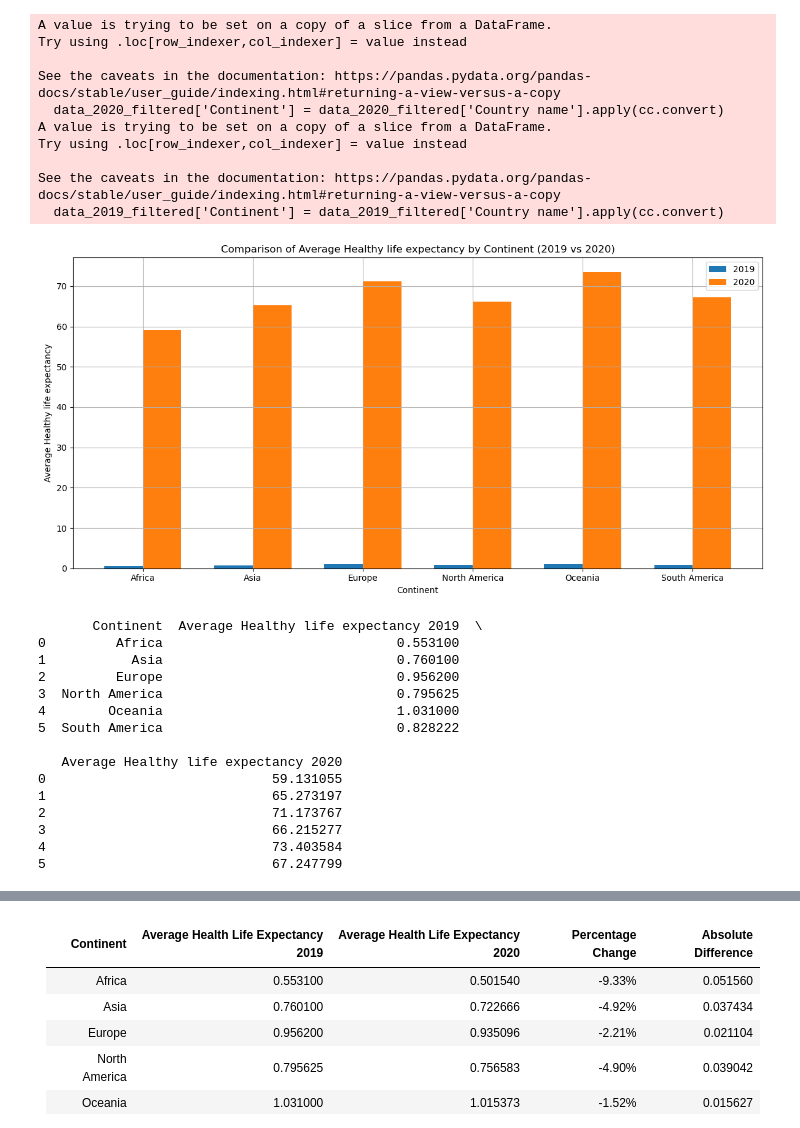
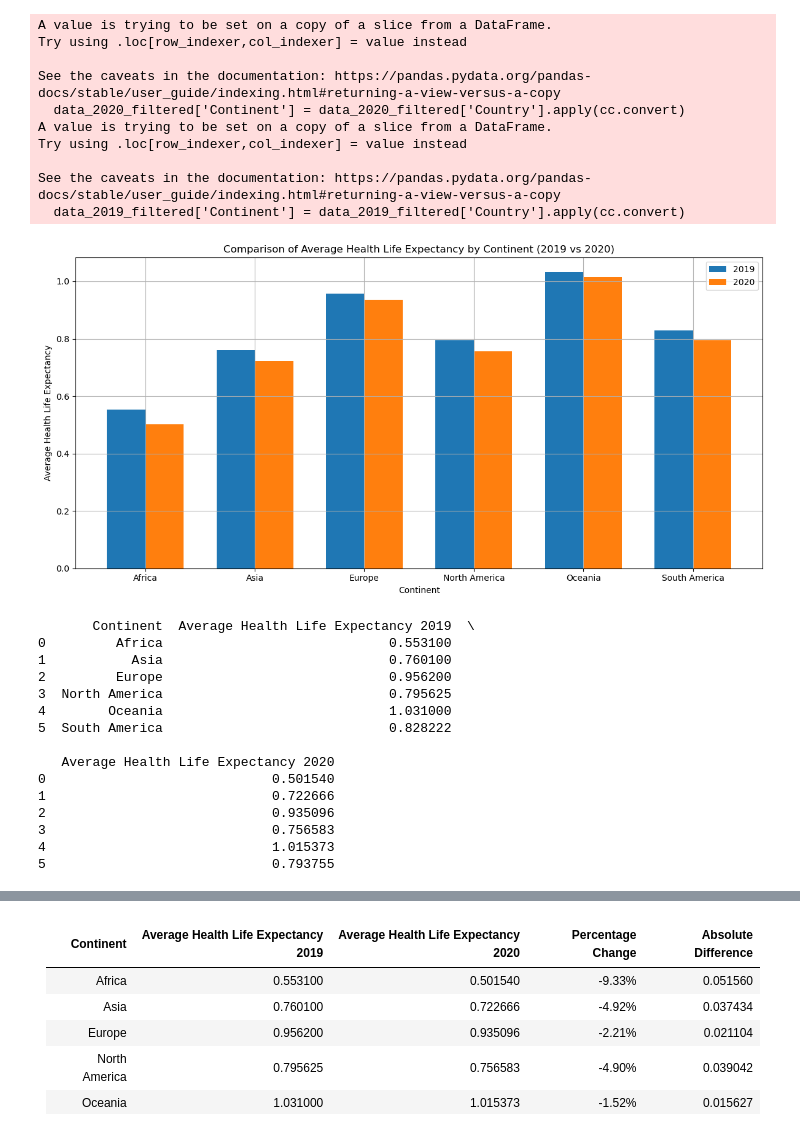
Before and after one commit to spribojac/Project_1, a Jupyter notebook: covid_report/src/2019-2020.ipynb, the cells around one changed output, grey strips where cells are left out. Cells and saved outputs as stored; diff of their text form; code cells hidden in the pictures.

Commit message:
plot values fixed

```diff
--- a/covid_report/src/2019-2020.ipynb
+++ b/covid_report/src/2019-2020.ipynb
@@ -4,11 +4,11 @@ import matplotlib.pyplot as plt
 from country_converter import CountryConverter
 
 # Read the data from the CSV files
-data_2020 = pd.read_csv("../data/2020_data.csv")
-data_2019 = pd.read_csv("../data/2019_data.csv")
+data_2020 = pd.read_csv("../data/slides/2020_data_slides.csv")
+data_2019 = pd.read_csv("../data/slides/2019_data_slides.csv")
 
 # Selecting relevant columns for the comparison
-columns = ['Country name', 'Healthy life expectancy']
+columns = ['Country', 'Health Life Expectancy']
 
 # Filtering the data
 data_2020_filtered = data_2020[columns]
@@ -18,8 +18,8 @@ data_2019_filtered = data_2019[columns]
 cc = CountryConverter()
 
 # Map countries to continents
-data_2020_filtered['Continent'] = data_2020_filtered['Country name'].apply(cc.convert)
-data_2019_filtered['Continent'] = data_2019_filtered['Country name'].apply(cc.convert)
+data_2020_filtered['Continent'] = data_2020_filtered['Country'].apply(cc.convert)
+data_2019_filtered['Continent'] = data_2019_filtered['Country'].apply(cc.convert)
 
 # Define continents and their respective countries
 continents = {
@@ -37,8 +37,8 @@ bar_data_2020 = []
 
 for continent, countries in continents.items():
     # Filter data for the current continent and years
-    continent_2019 = data_2019_filtered[data_2019_filtered['Country name'].isin(countries)]['Healthy life expectancy'].mean()
-    continent_2020 = data_2020_filtered[data_2020_filtered['Country name'].isin(countries)]['Healthy life expectancy'].mean()
+    continent_2019 = data_2019_filtered[data_2019_filtered['Country'].isin(countries)]['Health Life Expectancy'].mean()
+    continent_2020 = data_2020_filtered[data_2020_filtered['Country'].isin(countries)]['Health Life Expectancy'].mean()
 
     bar_data_2019.append(continent_2019)
     bar_data_2020.append(continent_2020)
@@ -52,52 +52,52 @@ plt.bar(x, bar_data_2019, width, label='2019')
 plt.bar([p + width for p in x], bar_data_2020, width, label='2020')
 
 plt.xlabel('Continent')
-plt.ylabel('Average Healthy life expectancy')
-plt.title('Comparison of Average Healthy life expectancy by Continent (2019 vs 2020)')
+plt.ylabel('Average Health Life Expectancy')
+plt.title('Comparison of Average Health Life Expectancy by Continent (2019 vs 2020)')
 plt.xticks([p + width/2 for p in x], continents.keys())
 plt.legend()
 plt.grid()
 plt.tight_layout()
 plt.show()
 
 import pandas as pd
 
 # Prepare the data in a tabular format
 data = {
     'Continent': list(continents.keys()),
-    'Average Healthy life expectancy 2019': bar_data_2019,
-    'Average Healthy life expectancy 2020': bar_data_2020
+    'Average Health Life Expectancy 2019': bar_data_2019,
+    'Average Health Life Expectancy 2020': bar_data_2020
 }
 
 # Create a DataFrame
 df = pd.DataFrame(data)
 
 # Display the DataFrame
 print(df)
 # %% [output]
 A value is trying to be set on a copy of a slice from a DataFrame.
 Try using .loc[row_indexer,col_indexer] = value instead
 
 See the caveats in the documentation: https://pandas.pydata.org/pandas-docs/stable/user_guide/indexing.html#returning-a-view-versus-a-copy
-  data_2020_filtered['Continent'] = data_2020_filtered['Country name'].apply(cc.convert)
+  data_2020_filtered['Continent'] = data_2020_filtered['Country'].apply(cc.convert)
 A value is trying to be set on a copy of a slice from a DataFrame.
 Try using .loc[row_indexer,col_indexer] = value instead
 
 See the caveats in the documentation: https://pandas.pydata.org/pandas-docs/stable/user_guide/indexing.html#returning-a-view-versus-a-copy
-  data_2019_filtered['Continent'] = data_2019_filtered['Country name'].apply(cc.convert)
+  data_2019_filtered['Continent'] = data_2019_filtered['Country'].apply(cc.convert)
-[figure, old version]
+[figure, new version]
-       Continent  Average Healthy life expectancy 2019  \
-0         Africa                              0.553100
-1           Asia                              0.760100
-2         Europe                              0.956200
-3  North America                              0.795625
-4        Oceania                              1.031000
-5  South America                              0.828222
+       Continent  Average Health Life Expectancy 2019  \
+0         Africa                             0.553100
+1           Asia                             0.760100
+2         Europe                             0.956200
+3  North America                             0.795625
+4        Oceania                             1.031000
+5  South America                             0.828222
 
-   Average Healthy life expectancy 2020
-0                             59.131055
-1                             65.273197
-2                             71.173767
-3                             66.215277
-4                             73.403584
-5                             67.247799
+   Average Health Life Expectancy 2020
+0                             0.501540
+1                             0.722666
+2                             0.935096
+3                             0.756583
+4                             1.015373
+5                             0.793755
```
Also changed, not shown: parts of 2 cells of this notebook.
